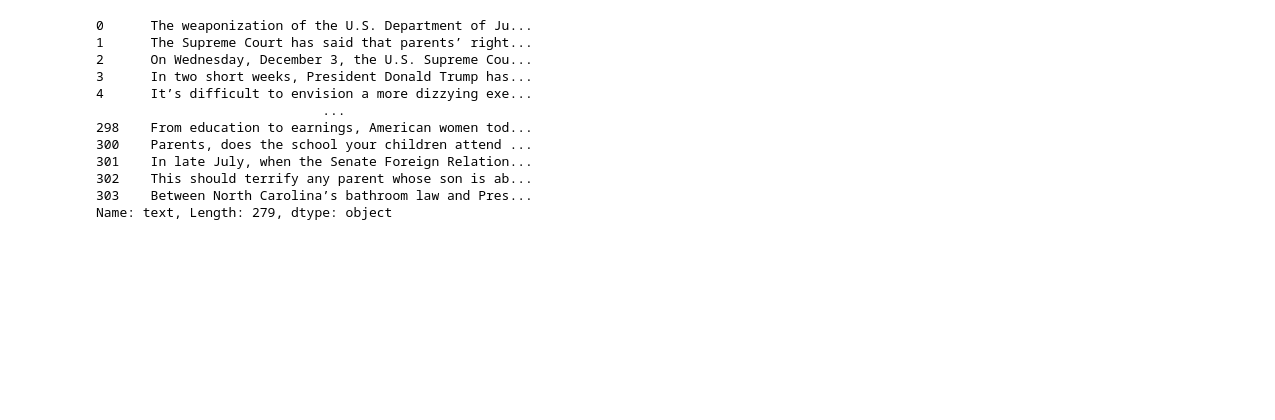
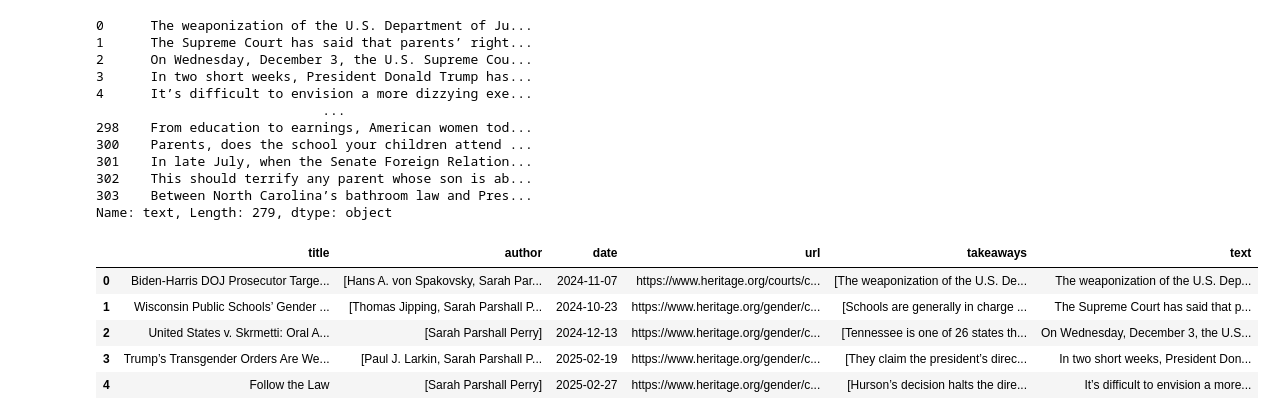
Before and after one commit to gofilipa/anti-trans, a Jupyter notebook: training/heritage/clean.ipynb, the cells around one changed output. Saved outputs shown, nothing was run; the diff lists cells and outputs as text; code cells hidden in the pictures; blank space fills up the shorter version.

```diff
--- a/training/heritage/clean.ipynb
+++ b/training/heritage/clean.ipynb
@@ -185,3 +185,18 @@ text = df['text']
 with open('text.txt', 'w') as f:
     for line in text:
         f.write(line + '\n\n')
+# %%
+import pandas as pd
+
+# load without truncation
+df = pd.read_json('data_in/cleaned.json', orient='records', lines=True)
+# %%
+
+df.head()
+# %% [output]
+|  | title | author | date | url | takeaways | text |
+| 0 | Biden-Harris DOJ Prosecutor Targe... | [Hans A. von Spakovsky, Sarah Par... | 2024-11-07 | https://www.heritage.org/courts/c... | [The weaponization of the U.S. De... | The weaponization of the U.S. Dep... |
+| 1 | Wisconsin Public Schools’ Gender ... | [Thomas Jipping, Sarah Parshall P... | 2024-10-23 | https://www.heritage.org/gender/c... | [Schools are generally in charge ... | The Supreme Court has said that p... |
+| 2 | United States v. Skrmetti: Oral A... | [Sarah Parshall Perry] | 2024-12-13 | https://www.heritage.org/gender/c... | [Tennessee is one of 26 states th... | On Wednesday, December 3, the U.S... |
+| 3 | Trump’s Transgender Orders Are We... | [Paul J. Larkin, Sarah Parshall P... | 2025-02-19 | https://www.heritage.org/gender/c... | [They claim the president’s direc... | In two short weeks, President Don... |
+| 4 | Follow the Law | [Sarah Parshall Perry] | 2025-02-27 | https://www.heritage.org/gender/c... | [Hurson’s decision halts the dire... | It’s difficult to envision a more... |
```
Also changed, not shown: 38 other files.
